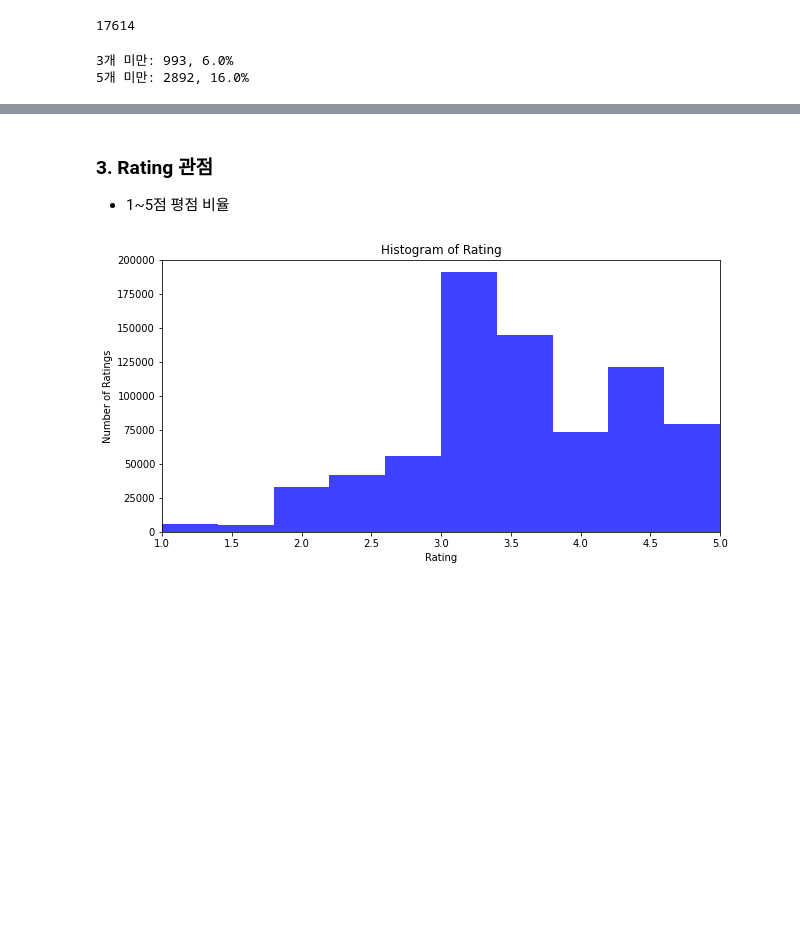
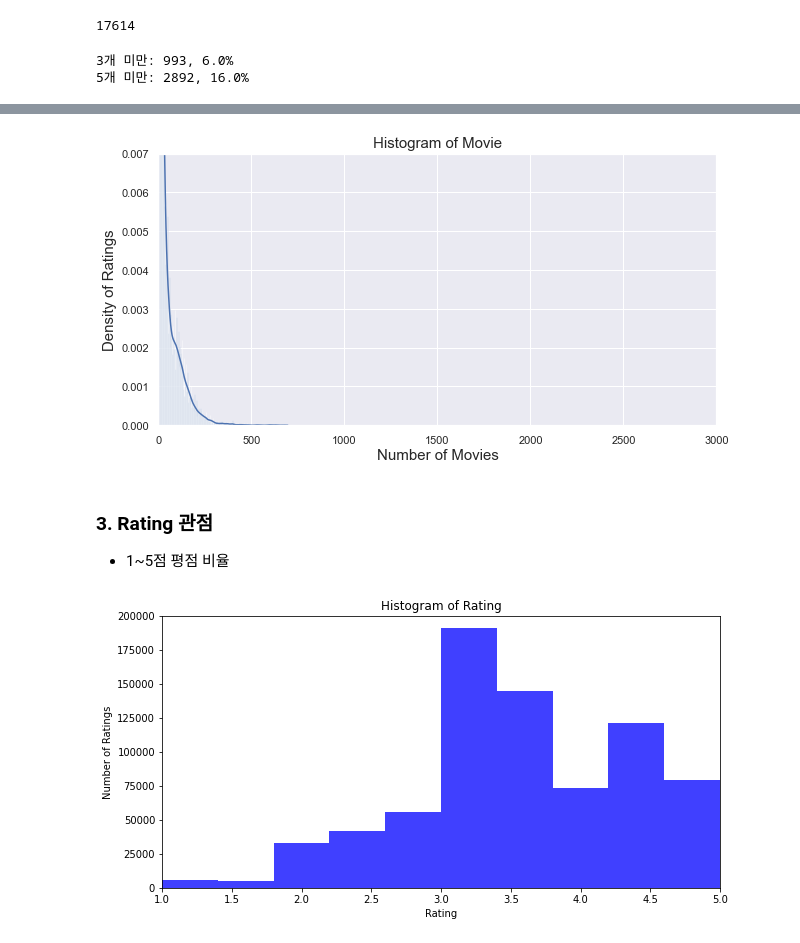
Before and after one commit to keejun-han/NLP_GNN_STUDY, a Jupyter notebook: Movie/long-tail_scailing.ipynb, the cells around one changed output, grey strips where cells are left out. Saved outputs shown, nothing was run; the diff lists cells and outputs as text; code cells hidden in the pictures; blank space fills up the shorter version.

```diff
--- a/Movie/long-tail_scailing.ipynb
+++ b/Movie/long-tail_scailing.ipynb
@@ -224,3 +257,17 @@ plt.show()
+# %%
+import seaborn as sns
+
+p = sns.set(font_scale=1, rc={'figure.figsize':(10, 5)})
+fig, ax = plt.subplots()
+p = sns.distplot(group_movie_id.sort_values(), ax=ax, bins=300)
+p.set_title('Histogram of Movie', fontsize = 15)
+p.set_xlabel('Number of Movies', fontsize = 15)
+p.set_ylabel('Density of Ratings', fontsize = 15)
+ax.set_xlim(0, 3000)
+ax.set_ylim(0, 0.007)
+plt.show()
+# %% [output]
+[figure, added]
 # %% [markdown]
 ### 3. Rating 관점
 - 1~5점 평점 비율
```
Also changed, not shown: parts of 23 cells of this notebook, 33 other files.
